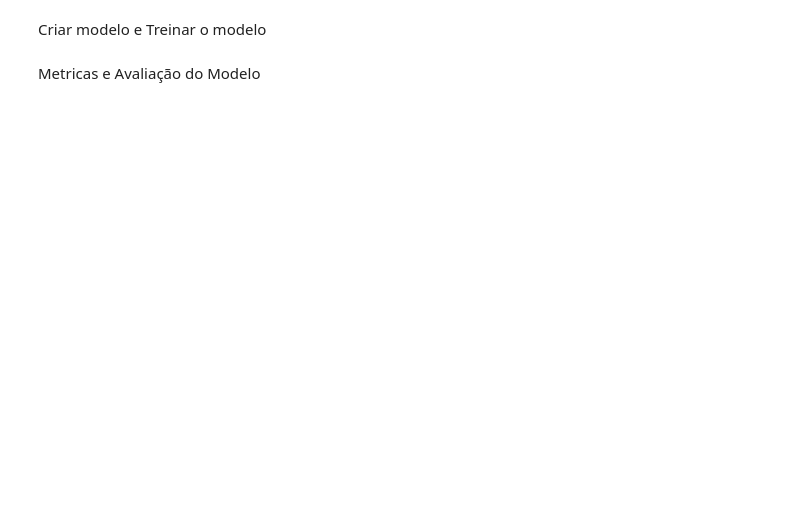
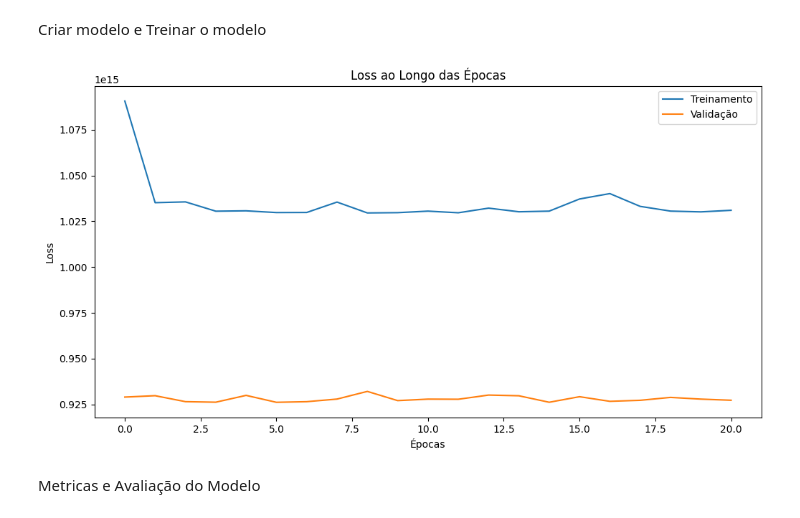
Before and after one commit to JanotLucas/Projeto-Integrador-I, a Jupyter notebook: precificador.ipynb, the cells around one changed output. Cells and saved outputs as stored; diff of their text form; code cells hidden in the pictures; blank space fills up the shorter version.

```diff
--- a/precificador.ipynb
+++ b/precificador.ipynb
@@ -228,8 +425,8 @@ df_venda.head()
 Criar modelo e Treinar o modelo
 # %%
 # Criar modelo
-model_regressao = Sequential()
-model_regressao.add(Input(shape=(X_train_regressao.shape[1])))  # Camada de entrada
+# Adicionar a primeira camada oculta com especificação da entrada
+model_regressao.add(Dense(50, activation='relu', input_shape=(X_train_regressao.shape[1],)))
 
 model_regressao.add(Dense(50, activation='relu'))
 
@@ -247,33 +444,35 @@ model_regressao.add(Dense(1, activation='linear'))  # Saída linear para regress
 
 # Compilar modelo
 model_regressao.compile(loss='mean_squared_error', optimizer='adam')
 
 # Configurar Early Stopping ##Depois de 10 epochas o modelo não melhorar vai parar de treinar. Verbose=1 vai mostrar as epochas.
 early_stopping = EarlyStopping(monitor='val_loss', patience=15, verbose=1, restore_best_weights=True)
 
 # Treinar modelo com o Early Stopping como callback.
 history = model_regressao.fit(X_train_regressao,
                     y_train_regressao,
                     epochs=40,
                     batch_size=32,
                     validation_data=(X_val_regressao, y_val_regressao),
                     callbacks=[early_stopping])
 
 
 clear_output(wait=True)
 
 
 def plot_loss(history):
     plt.figure(figsize=(12, 6))
     plt.plot(history.history['loss'], label='Treinamento')
     plt.plot(history.history['val_loss'], label='Validação')
     plt.title('Loss ao Longo das Épocas')
     plt.xlabel('Épocas')
     plt.ylabel('Loss')
     plt.legend()
     plt.show()
 
 plot_loss(history)
+# %% [output]
+[figure, added]
 # %% [markdown]
 Metricas e Avaliação do Modelo
 # %%
```
Also changed, not shown: parts of 32 cells of this notebook.
